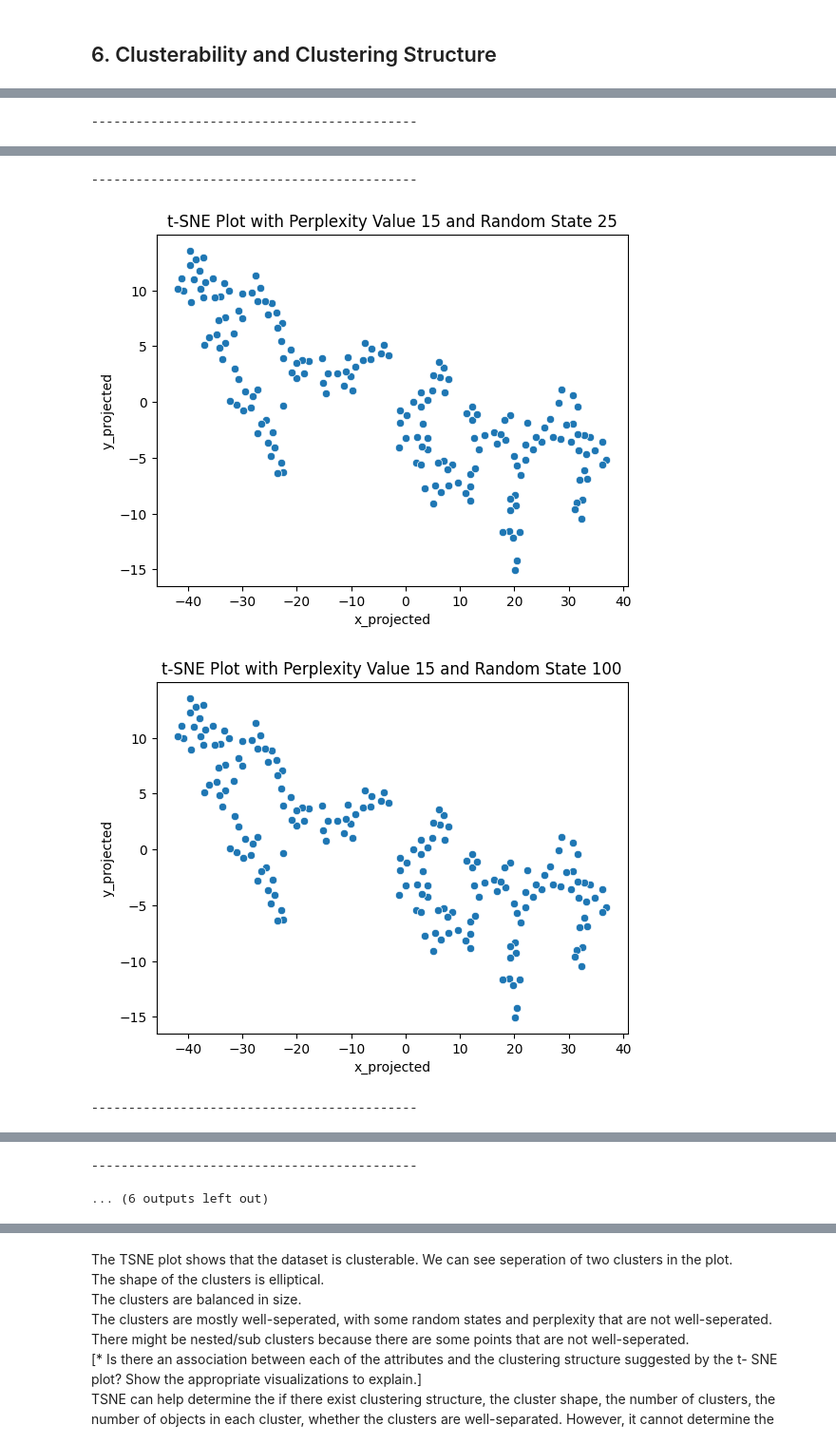
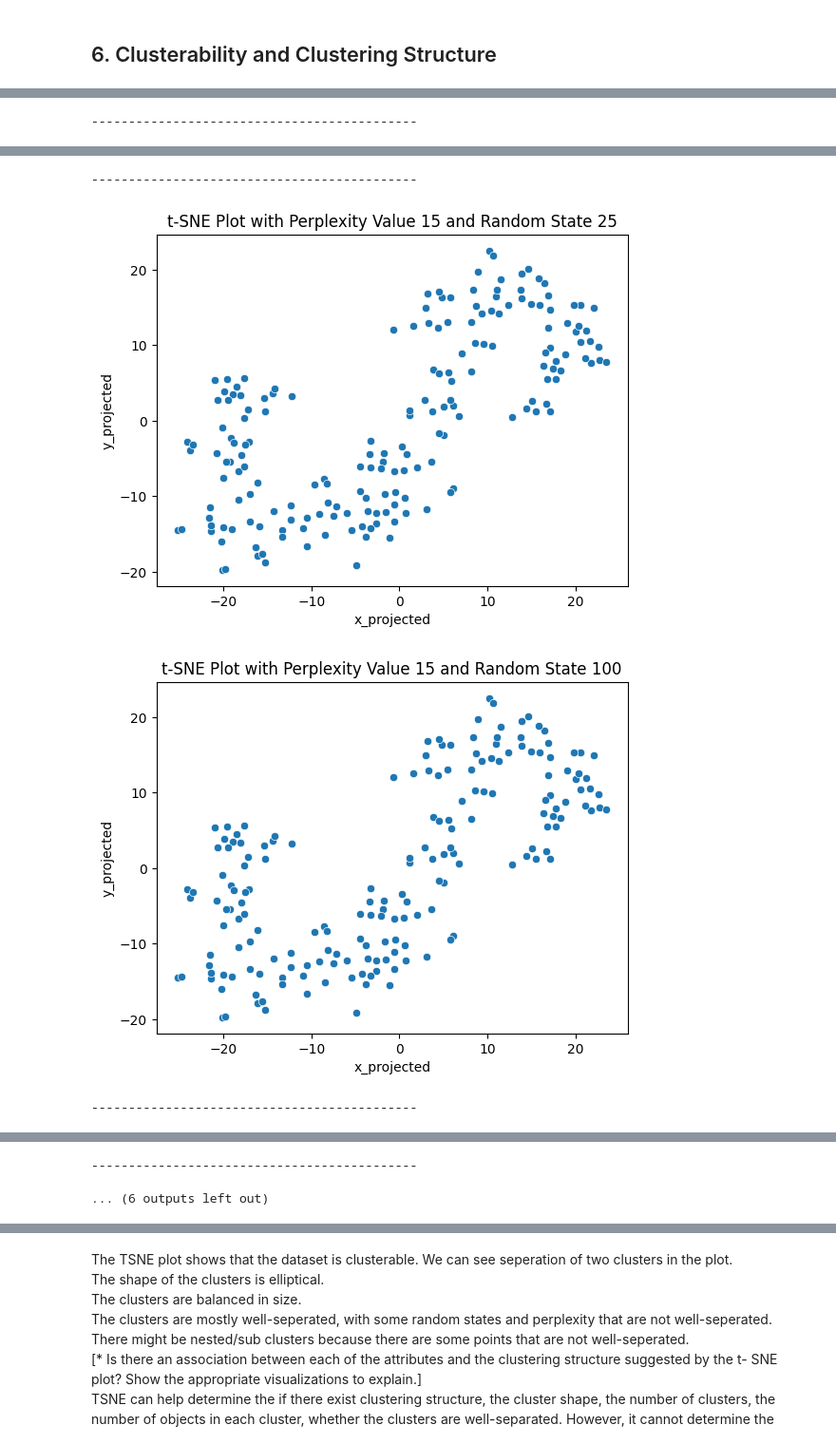
Before and after one commit to agrigortsuk/stat437project, a Jupyter notebook: new_dataset.ipynb, the cells around one changed output, grey strips where cells are left out. Shown at 95% size. Saved outputs shown, nothing was run; the diff lists cells and outputs as text; code cells hidden in the pictures.

```diff
--- a/new_dataset.ipynb
+++ b/new_dataset.ipynb
@@ -290,7 +290,7 @@ from sklearn.manifold import TSNE
 for perp in [5,10, 15, 20, 25, 30]:
     for rs in [25, 100]:
         tsne = TSNE(n_components=2, perplexity=perp, random_state=rs)
-        data_tsne = tsne.fit_transform(X_numeric)
+        data_tsne = tsne.fit_transform(df_scaled.select_dtypes(include='number'))
         df_tsne = pd.DataFrame(data_tsne, columns=['x_projected', 'y_projected'])
         df_combo = pd.concat([df_scaled, df_tsne], axis=1)
         sns.scatterplot(x='x_projected',y='y_projected', data=df_combo)
@@ -306,4 +306,4 @@ for perp in [5,10, 15, 20, 25, 30]:
 --------------------------------------------
-[figure, old version]
+[figure, new version]
-[figure, old version]
+[figure, new version]
 --------------------------------------------
```
Also changed, not shown: parts of 6 cells of this notebook.
